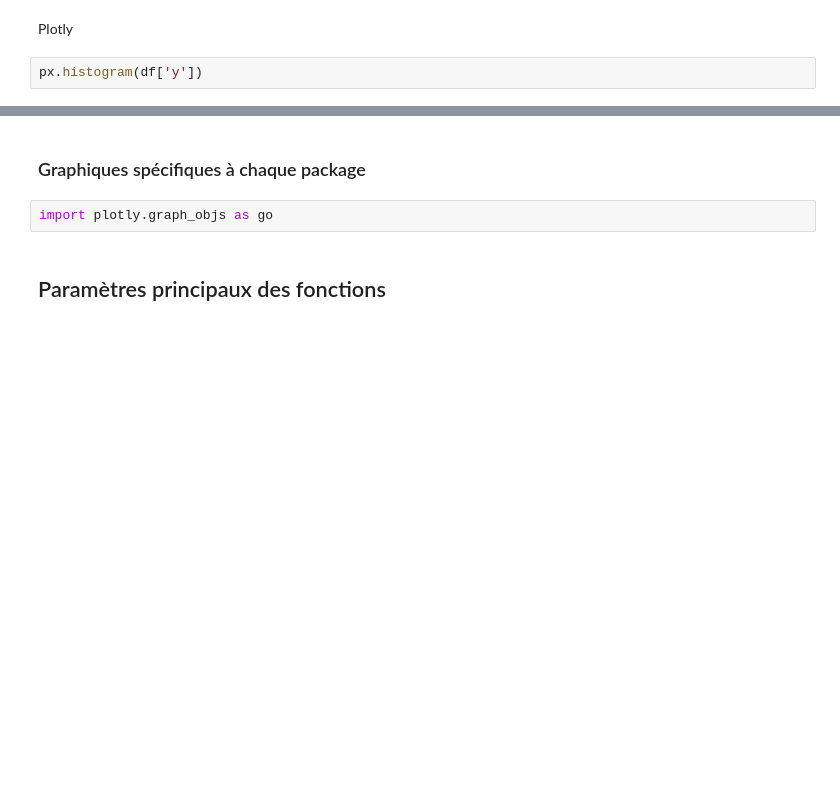
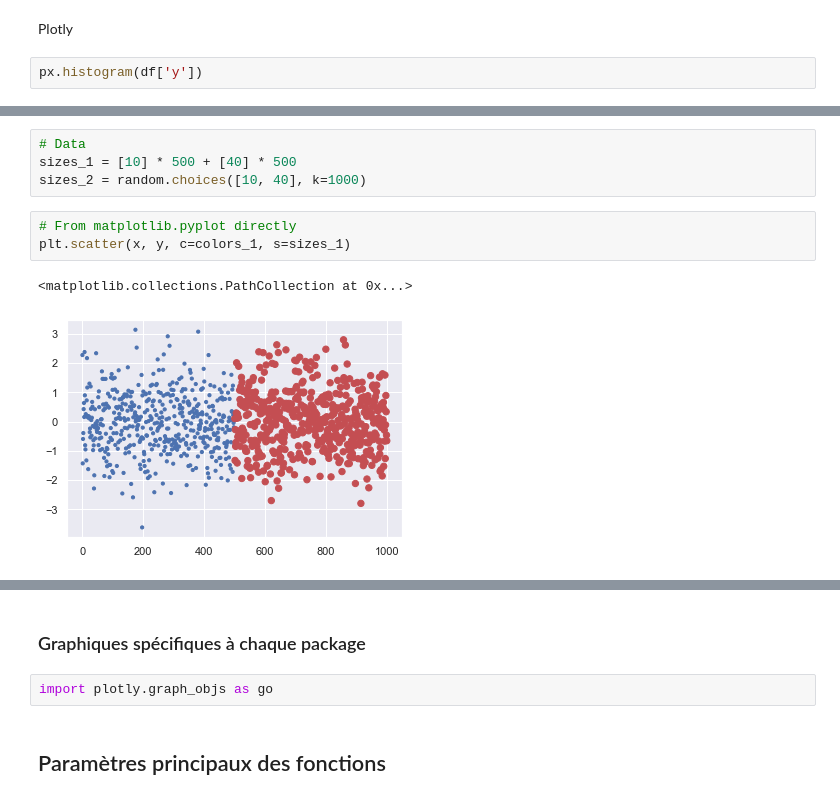
Before and after one commit to AlexisBogroff/data_viz_python_1_day, a Jupyter notebook: cours_partie_1.ipynb, the cells around one changed output, grey strips where cells are left out. Saved outputs shown, nothing was run; the diff lists cells and outputs as text; blank space fills up the shorter version.

```diff
--- a/cours_partie_1.ipynb
+++ b/cours_partie_1.ipynb
@@ -142,0 +177,10 @@ px.histogram(df['y'])
+# %%
+# Data
+sizes_1 = [10] * 500 + [40] * 500
+sizes_2 = random.choices([10, 40], k=1000)
+# %%
+# From matplotlib.pyplot directly
+plt.scatter(x, y, c=colors_1, s=sizes_1)
+# %% [output]
+<matplotlib.collections.PathCollection at 0x...>
+[figure, added]
```
Also changed, not shown: parts of 24 cells of this notebook.
